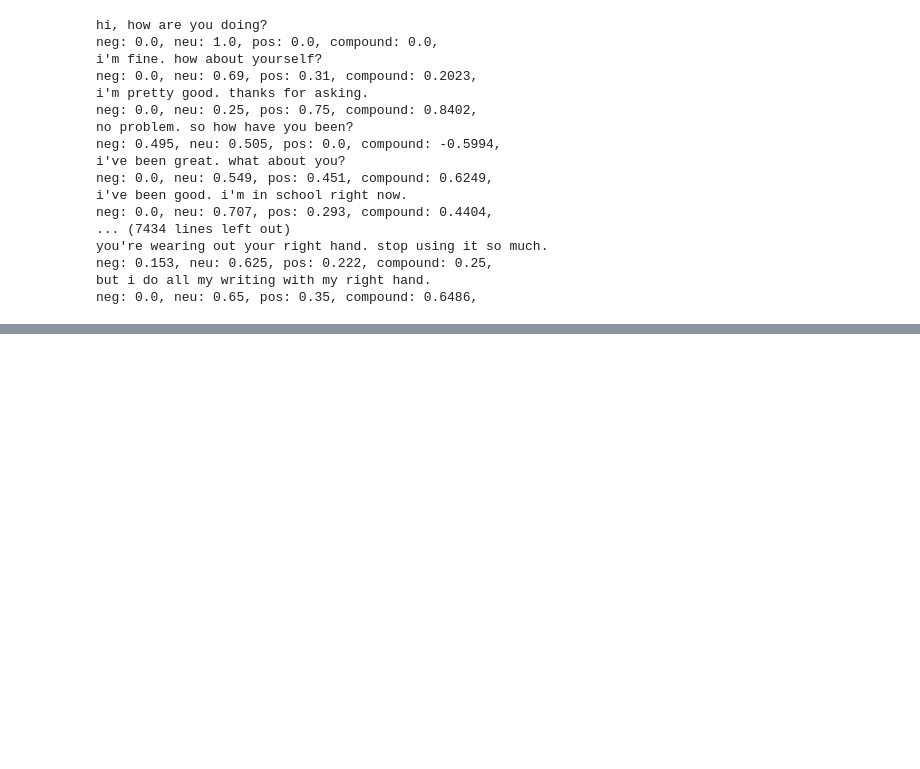
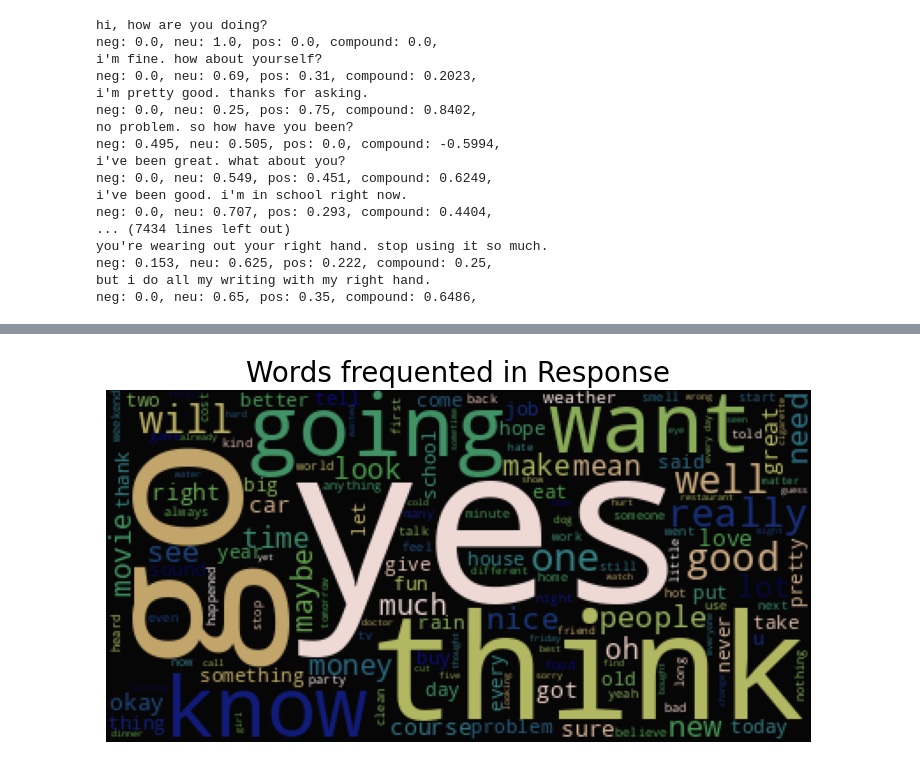
Before and after one commit to Skimlox/chatbot-python, a Jupyter notebook: .ipynb_check/Chatbot-checkpoint.ipynb, the cells around one changed output, grey strips where cells are left out. Drawn from its saved outputs; the diff is of its cells as text; code cells hidden in the pictures; blank space fills up the shorter version.

```diff
--- a/.ipynb_check/Chatbot-checkpoint.ipynb
+++ b/.ipynb_check/Chatbot-checkpoint.ipynb
@@ -165,0 +210,5 @@ neg: 0.0, neu: 0.65, pos: 0.35, compound: 0.6486,
+# %%
+wordcloud(df,'Response')
+# top words in the response column
+# %% [output]
+[figure, added]
```
Also changed, not shown: parts of 5 cells of this notebook.
